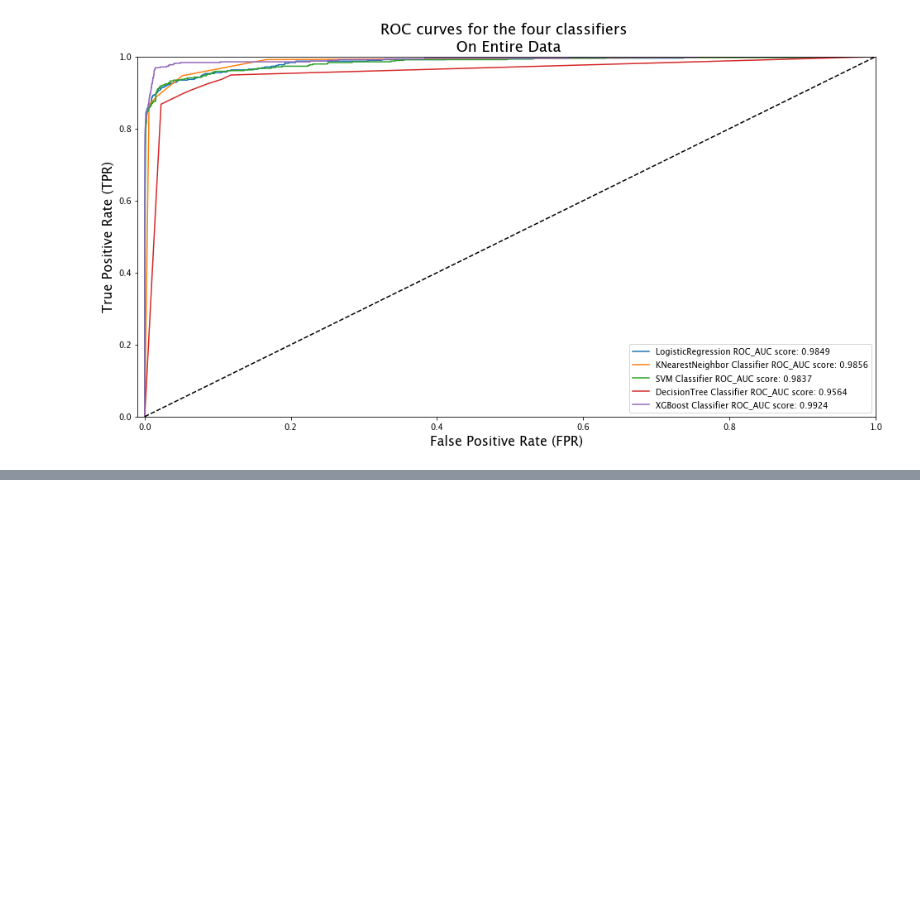
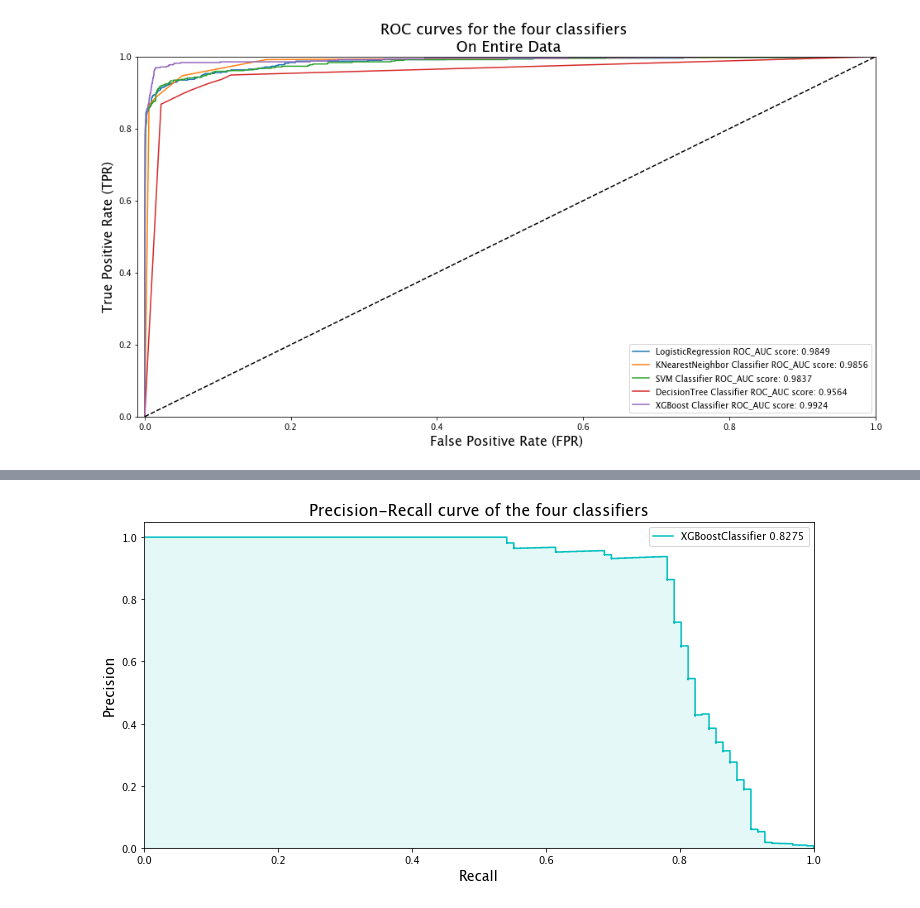
Before and after one commit to vspvikram/Fraud-Detection-And-Analysis, a Jupyter notebook: fraud_detection.ipynb, the cells around one changed output, grey strips where cells are left out. Cells and saved outputs as stored; diff of their text form; code cells hidden in the pictures; blank space fills up the shorter version.

```diff
--- a/fraud_detection.ipynb
+++ b/fraud_detection.ipynb
@@ -750,0 +868,19 @@ As we can see from the above results, that XGBoost Classifier is generalizing th
+# %%
+xgb_precision_orig, xgb_recall_orig, _ = precision_recall_curve(y_test, y_pred_test_prob)
+aps_xgb_orig = average_precision_score(y_test, y_pred_test_prob)
+
+fig = plt.figure(figsize=(12,6))
+
+plt.step(xgb_recall_orig, xgb_precision_orig, where='post', color='c',
+        label="XGBoostClassifier {0:.4f}".format(aps_xgb_orig))
+plt.fill_between(xgb_recall_orig, xgb_precision_orig, step="post", alpha=0.1, color='c')
+
+plt.xlabel("Recall", fontsize=14)
+plt.ylabel("Precision", fontsize=14)
+plt.ylim([0.0, 1.05])
+plt.xlim([0.0, 1.0])
+plt.title("Precision-Recall curve of the four classifiers", fontsize=16)
+plt.legend()
+plt.show()
+# %% [output]
+[figure, added]
```
Also changed, not shown: parts of 12 cells of this notebook.
